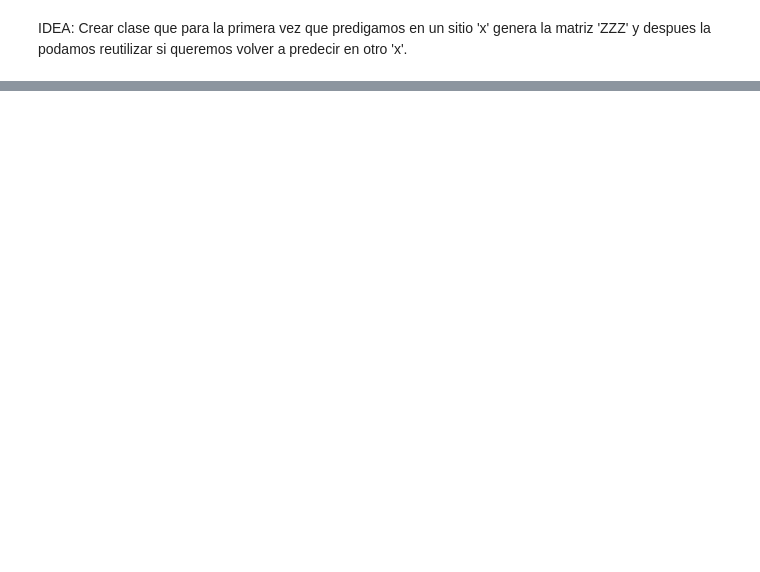
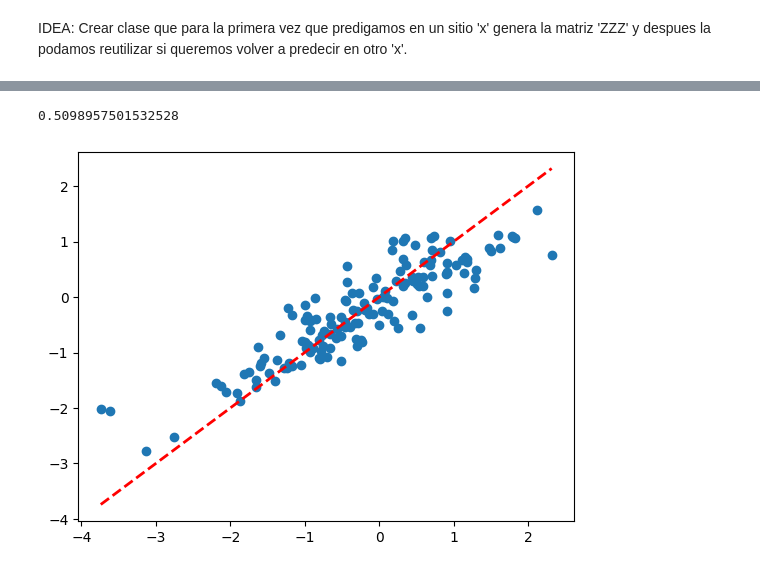
Before and after one commit to AlejandroVillazonG/NestedCoKriging, a Jupyter notebook: 4 nestedCoKriging.ipynb, the cells around one changed output, grey strips where cells are left out. Saved outputs shown, nothing was run; the diff lists cells and outputs as text; code cells hidden in the pictures; blank space fills up the shorter version.

```diff
--- a/4 nestedCoKriging.ipynb
+++ b/4 nestedCoKriging.ipynb
@@ -642,0 +798,6 @@ root_mean_squared_error(Y_1_test, Y_1_K)
+# %%
+scatterplot(Y_1_test, Y_1_ncoK_CLASE)
+root_mean_squared_error(Y_1_test, Y_1_ncoK_CLASE)
+# %% [output]
+0.5098957501532528
+[figure, added]
```
Also changed, not shown: parts of 45 cells of this notebook.
